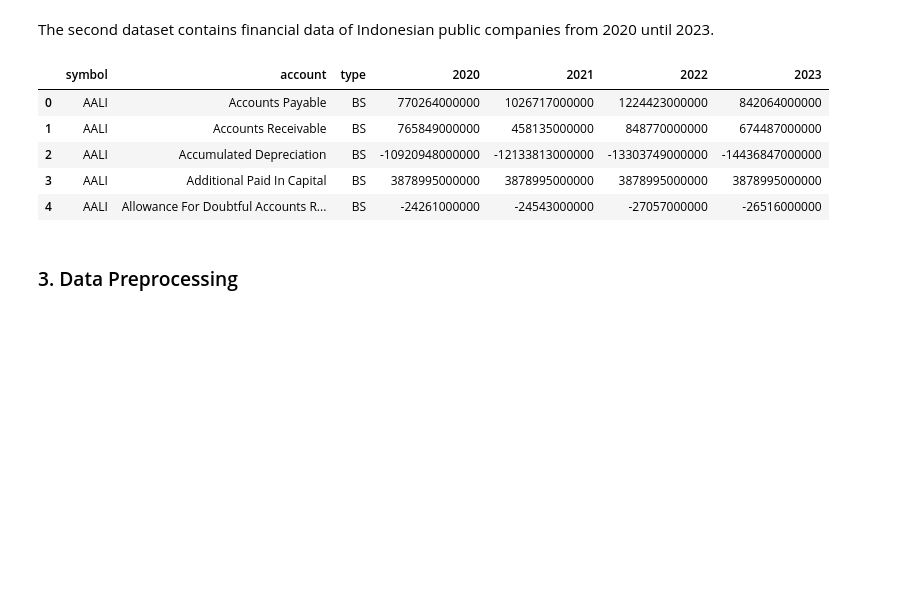
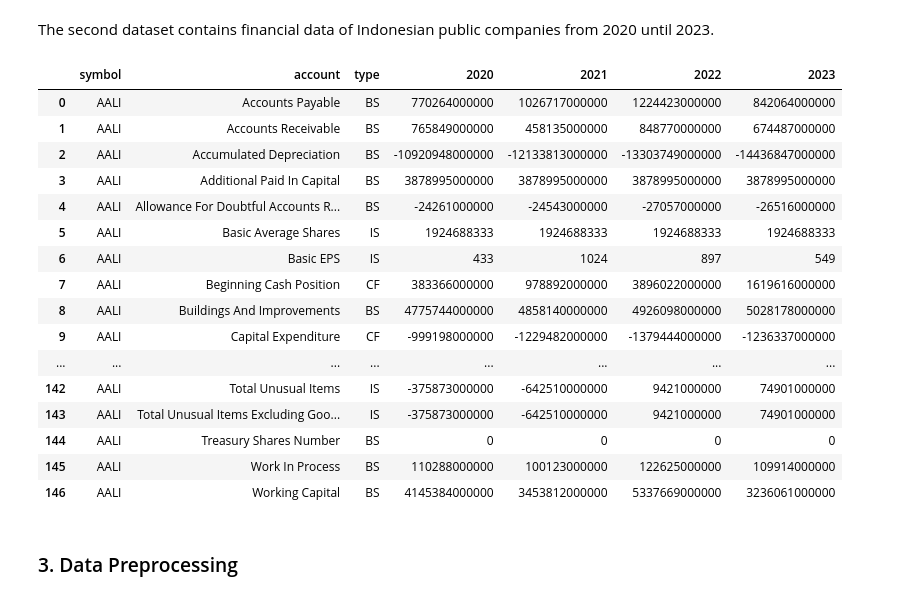
Before and after one commit to rezaaldama/IDX, a Jupyter notebook: IDX.ipynb, the cells around one changed output. Cells and saved outputs as stored; diff of their text form; code cells hidden in the pictures; blank space fills up the shorter version.

```diff
--- a/IDX.ipynb
+++ b/IDX.ipynb
@@ -27,14 +28,25 @@ The second dataset contains financial data of Indonesian public companies from 2
 # %%
 df = pd.read_csv('combined_financial_data_idx.csv')
 # %%
-df.head(5)
+df.head(147)
 # %% [output]
 |  | symbol | account | type | 2020 | 2021 | 2022 | 2023 |
 | 0 | AALI | Accounts Payable | BS | 770264000000 | 1026717000000 | 1224423000000 | 842064000000 |
 | 1 | AALI | Accounts Receivable | BS | 765849000000 | 458135000000 | 848770000000 | 674487000000 |
 | 2 | AALI | Accumulated Depreciation | BS | -10920948000000 | -12133813000000 | -13303749000000 | -14436847000000 |
 | 3 | AALI | Additional Paid In Capital | BS | 3878995000000 | 3878995000000 | 3878995000000 | 3878995000000 |
 | 4 | AALI | Allowance For Doubtful Accounts R... | BS | -24261000000 | -24543000000 | -27057000000 | -26516000000 |
+| 5 | AALI | Basic Average Shares | IS | 1924688333 | 1924688333 | 1924688333 | 1924688333 |
+| 6 | AALI | Basic EPS | IS | 433 | 1024 | 897 | 549 |
+| 7 | AALI | Beginning Cash Position | CF | 383366000000 | 978892000000 | 3896022000000 | 1619616000000 |
+| 8 | AALI | Buildings And Improvements | BS | 4775744000000 | 4858140000000 | 4926098000000 | 5028178000000 |
+| 9 | AALI | Capital Expenditure | CF | -999198000000 | -1229482000000 | -1379444000000 | -1236337000000 |
+| ... | ... | ... | ... | ... | ... | ... | ... |
+| 142 | AALI | Total Unusual Items | IS | -375873000000 | -642510000000 | 9421000000 | 74901000000 |
+| 143 | AALI | Total Unusual Items Excluding Goo... | IS | -375873000000 | -642510000000 | 9421000000 | 74901000000 |
+| 144 | AALI | Treasury Shares Number | BS | 0 | 0 | 0 | 0 |
+| 145 | AALI | Work In Process | BS | 110288000000 | 100123000000 | 122625000000 | 109914000000 |
+| 146 | AALI | Working Capital | BS | 4145384000000 | 3453812000000 | 5337669000000 | 3236061000000 |
 # %% [markdown]
 ### 3. Data Preprocessing
 # %% [markdown]
```
Also changed, not shown: parts of 6 cells of this notebook.
